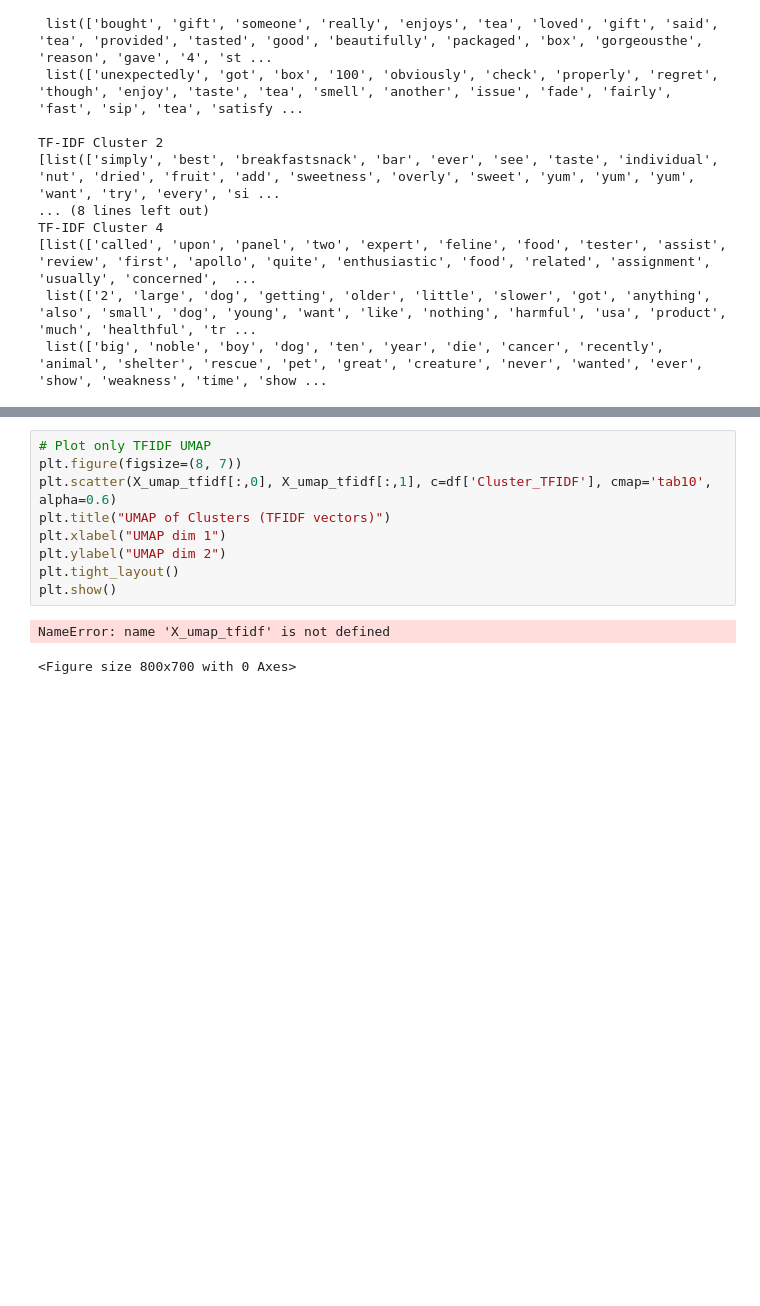
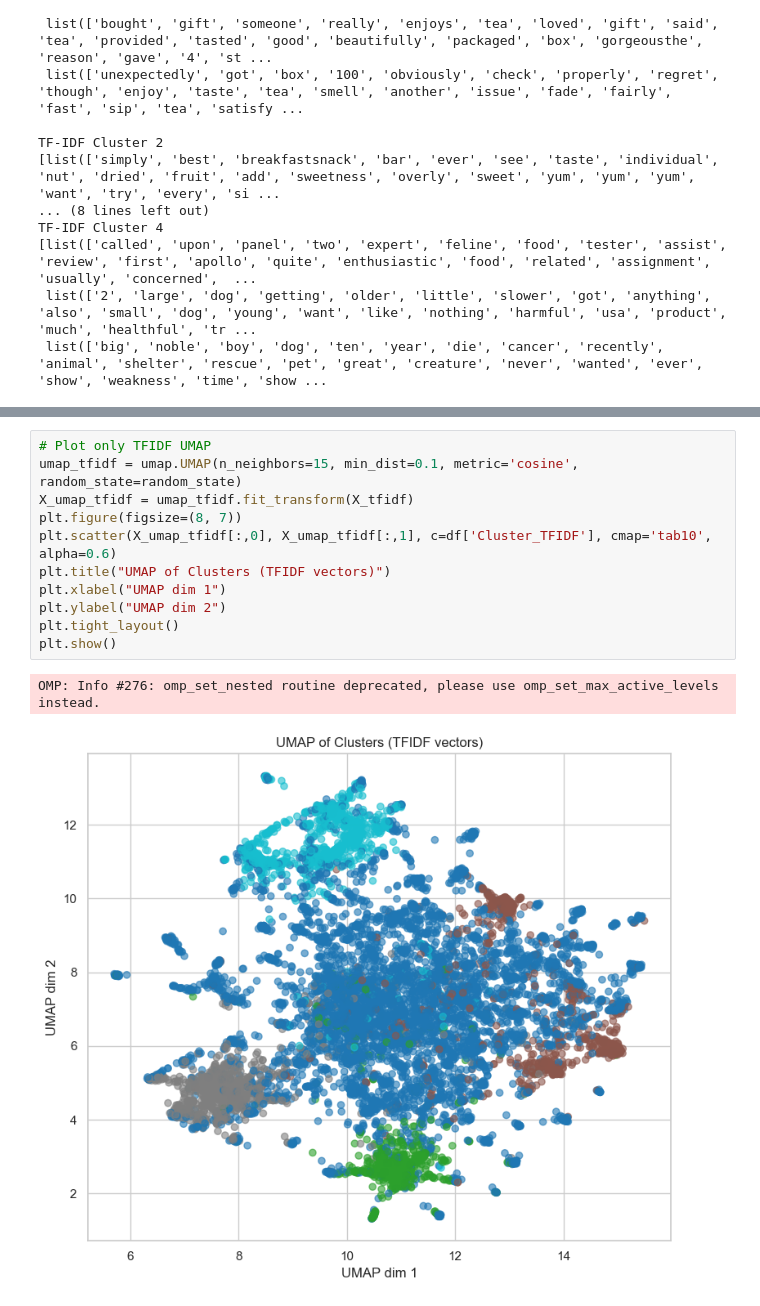
Before and after one commit to devmarkpro/amazon-fine-food-reviews-nlp-clustering, a Jupyter notebook: main.ipynb, the cells around one changed output, grey strips where cells are left out. Saved outputs shown, nothing was run; the diff lists cells and outputs as text; blank space fills up the shorter version.

```diff
--- a/main.ipynb
+++ b/main.ipynb
@@ -466,14 +462,16 @@ plt.show()
 [figure]
 # %%
 # Plot only TFIDF UMAP
+umap_tfidf = umap.UMAP(n_neighbors=15, min_dist=0.1, metric='cosine', random_state=random_state)
+X_umap_tfidf = umap_tfidf.fit_transform(X_tfidf)
 plt.figure(figsize=(8, 7))
 plt.scatter(X_umap_tfidf[:,0], X_umap_tfidf[:,1], c=df['Cluster_TFIDF'], cmap='tab10', alpha=0.6)
 plt.title("UMAP of Clusters (TFIDF vectors)")
 plt.xlabel("UMAP dim 1")
 plt.ylabel("UMAP dim 2")
 plt.tight_layout()
 plt.show()
 # %% [output]
-NameError: name 'X_umap_tfidf' is not defined
+OMP: Info #276: omp_set_nested routine deprecated, please use omp_set_max_active_levels instead.
-<Figure size 800x700 with 0 Axes>
+[figure, added]
 # %%
```
Also changed, not shown: parts of 4 cells of this notebook, 2 other files.
